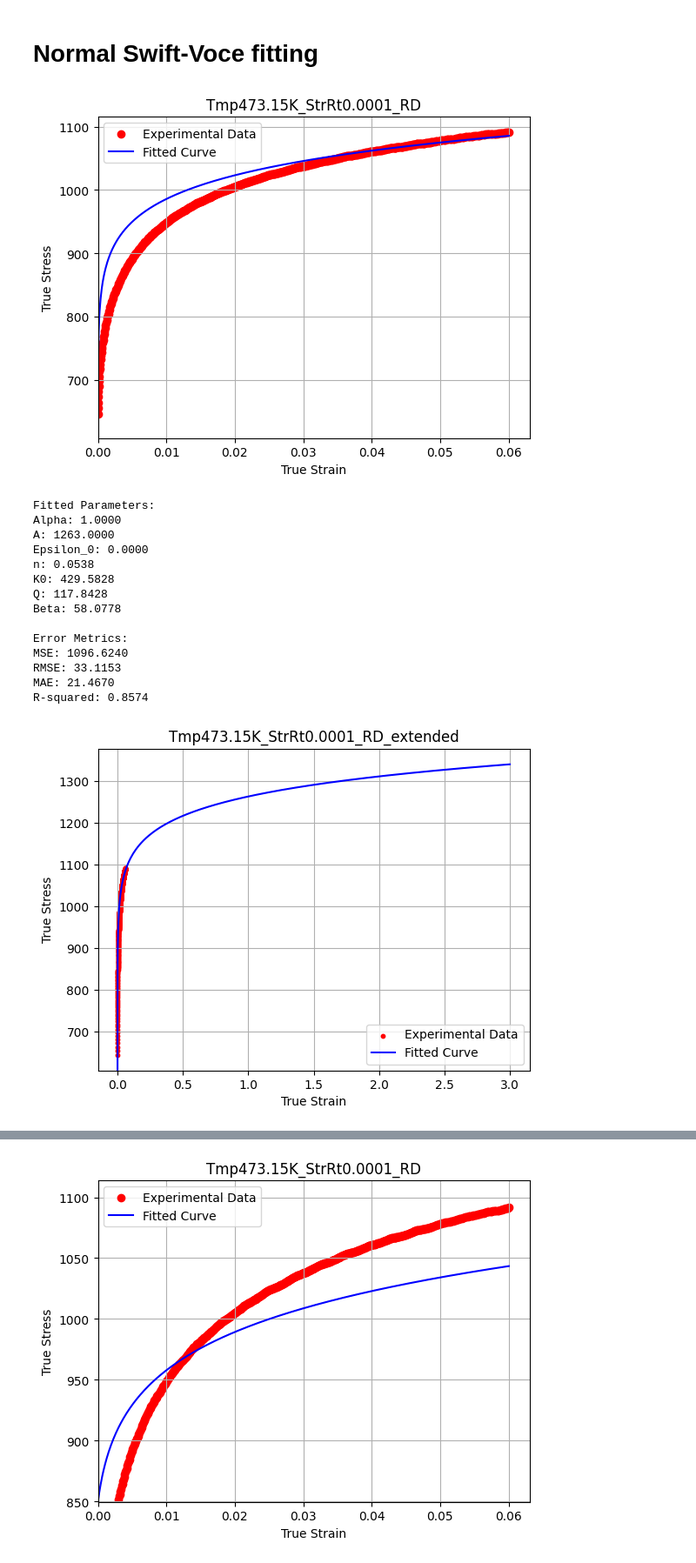
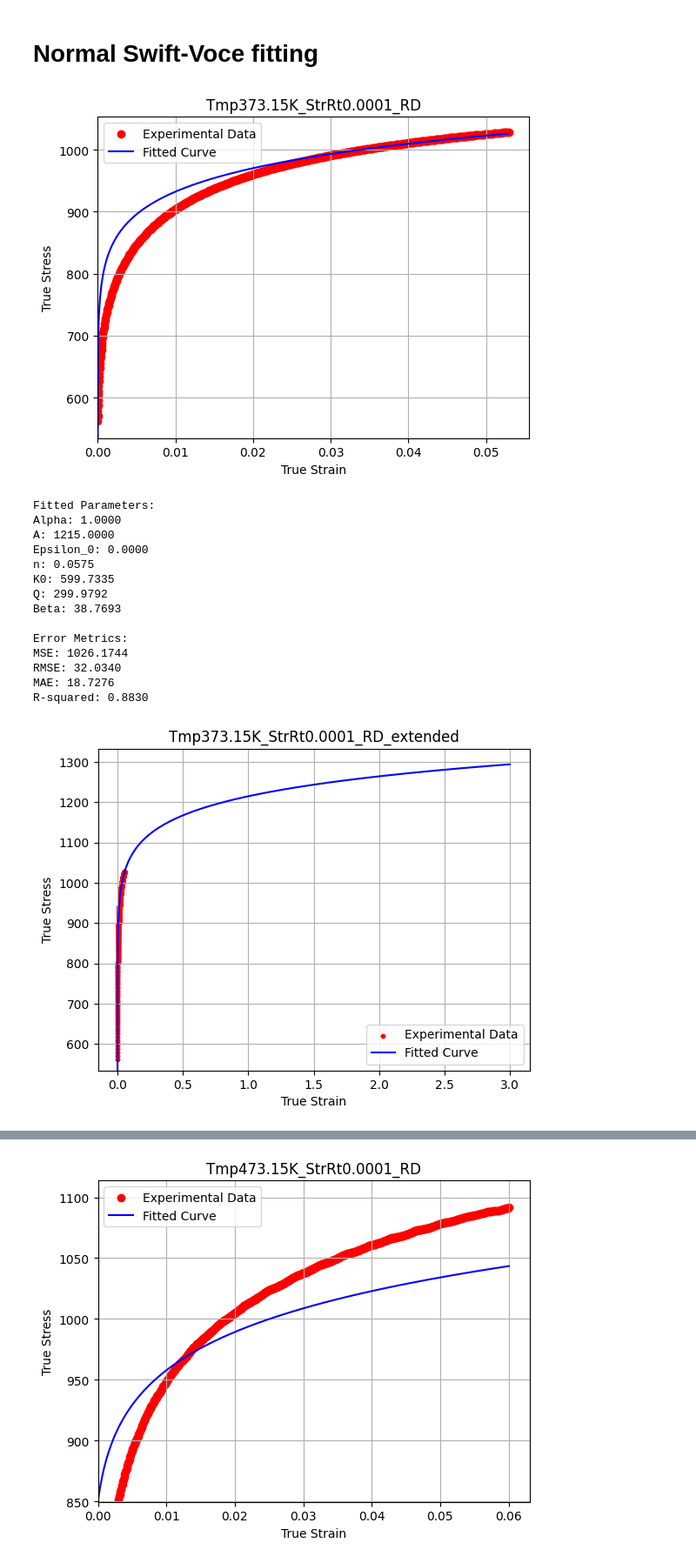
Before and after one commit to meiannnnn/coe-final-project, a Jupyter notebook: sv_fitting.ipynb, the cells around one changed output, grey strips where cells are left out. Shown at 87% size. Cells and saved outputs as stored; diff of their text form; code cells hidden in the pictures.

```diff
--- a/sv_fitting.ipynb
+++ b/sv_fitting.ipynb
@@ -30,7 +30,7 @@ def analyze_sv_fit(file_path, strain_column, stress_column, title, initial_guess
 
 # Initial guesses for parameters [alpha, A, epsilon_0, n, k0, Q, beta]
     initial_guess = [0.5, 900, 0.005, 0.15, 450, 100, 15]
-    bounds = ([1e-10, 1e-10, 1e-10, 1e-10, 1e-10, 1e-10, 1e-10], [1.0, 1263, 0.02, 0.5, 600, 300, 100])
+    bounds = ([1e-10, 1e-10, 1e-10, 1e-10, 1e-10, 1e-10, 1e-10], [1.0, 1215, 0.02, 0.5, 600, 300, 100])
     weights = 1 / (strain + 0.01) ** 2  # Experiment with the exponent for better fit
     #bounds = ([0, 0, 0, 0, 0, 0, 0], [np.inf, np.inf, np.inf, np.inf, np.inf, np.inf, np.inf])
 
@@ -72,48 +72,48 @@ def analyze_sv_fit(file_path, strain_column, stress_column, title, initial_guess
 
 # Extended strain for comparison (you might want to adjust this range)
     extended_strain = pd.read_csv("data/strain_extended.csv")['strain']
     extended_stress = swift_voce(extended_strain, *params)
     plt.scatter(strain, stress, label='Experimental Data', color='red', s=10)
     plt.plot(extended_strain, extended_stress, label='Fitted Curve', color='blue')
     plt.xlabel('True Strain')
     plt.ylabel('True Stress')
     plt.title(f"{title}_extended")
     plt.legend()
     plt.grid(True)
     plt.ylim(bottom=min(fitted_stress))
     plt.show()
 
 
     # Create a DataFrame to save the results
     df = pd.DataFrame({
         'Strain': extended_strain,
         'Stress': extended_stress
     })
 
     # Save the DataFrame to a CSV file
 
     output_file_path = f"extended_curve/new/{title}.csv"  # Adjust the filename as needed
     df.to_csv(output_file_path, index=False)
 
 
     return params, extended_stress, extended_strain
 
-condition = 'Tmp473.15K_StrRt0.0001_RD'
-analyze_sv_fit(f'data/Exp_FC_StrRtDpn_TmpDpn_Tmp473.csv', condition + '_E', condition + '_S', condition)
+condition = 'Tmp373.15K_StrRt0.0001_RD'
+analyze_sv_fit(f'data/Exp_FC_StrRtDpn_TmpDpn_Tmp373.csv', condition + '_E', condition + '_S', condition)
 # %% [output]
-[figure, old version]
+[figure, new version]
 Fitted Parameters:
 Alpha: 1.0000
-A: 1263.0000
+A: 1215.0000
 Epsilon_0: 0.0000
-n: 0.0538
-K0: 429.5828
-Q: 117.8428
-Beta: 58.0778
+n: 0.0575
+K0: 599.7335
+Q: 299.9792
+Beta: 38.7693
 
 Error Metrics:
-MSE: 1096.6240
-RMSE: 33.1153
-MAE: 21.4670
-R-squared: 0.8574
+MSE: 1026.1744
+RMSE: 32.0340
+MAE: 18.7276
+R-squared: 0.8830
-[figure, old version]
+[figure, new version]
```
Also changed, not shown: parts of 2 cells of this notebook, 6 other files.
